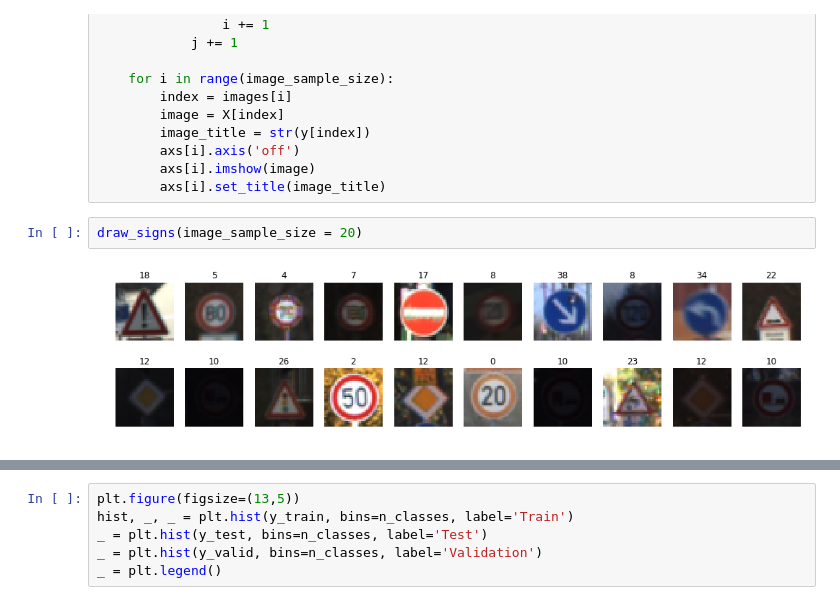
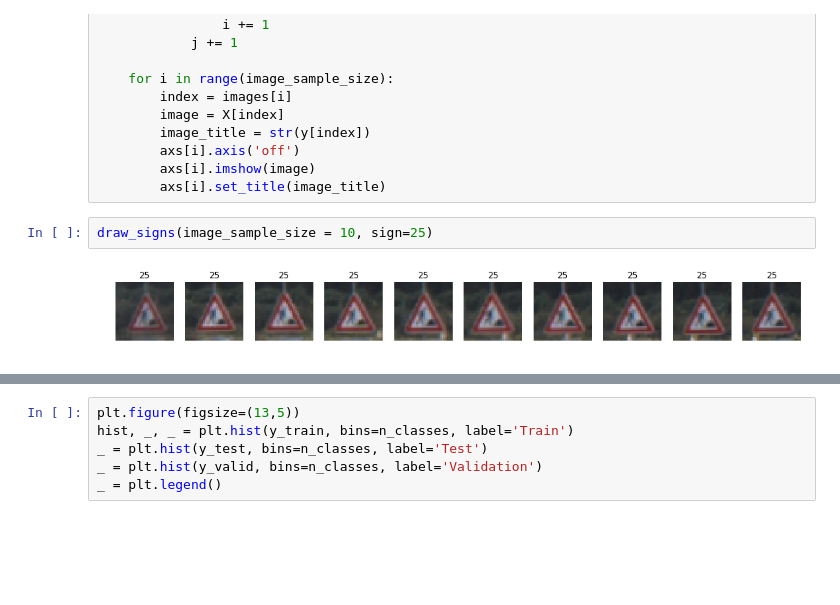
Before and after one commit to tmandzak/CarND-Traffic-Sign-Classifier-Project, a Jupyter notebook: Traffic_Sign_Classifier.ipynb, the cells around one changed output, grey strips where cells are left out. Saved outputs shown, nothing was run; the diff lists cells and outputs as text; blank space fills up the shorter version.

Commit message:
Test on inte signs

```diff
--- a/Traffic_Sign_Classifier.ipynb
+++ b/Traffic_Sign_Classifier.ipynb
@@ -136,6 +136,6 @@ def draw_signs(X=X_RGB_train, y=y_train, image_sample_size = 50, sign=None):  #s
         axs[i].imshow(image)
         axs[i].set_title(image_title)
 # %%
-draw_signs(image_sample_size = 20)
+draw_signs(image_sample_size = 10, sign=25)
 # %% [output]
-[figure, old version]
+[figure, new version]
```
Also changed, not shown: parts of 21 cells of this notebook, 12 other files.
